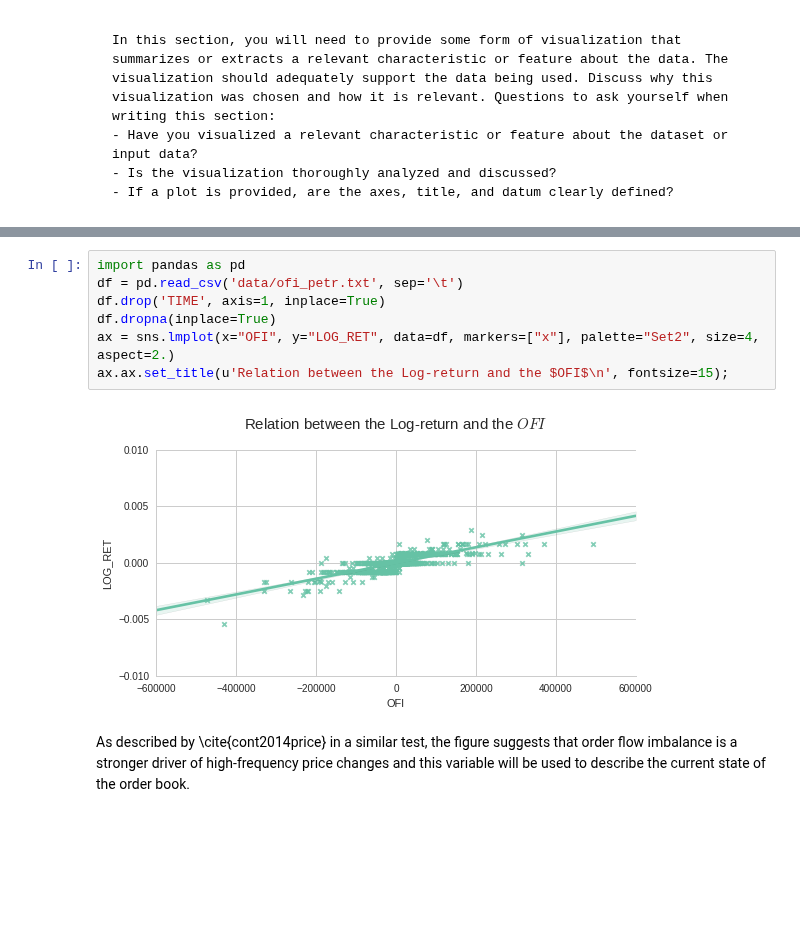
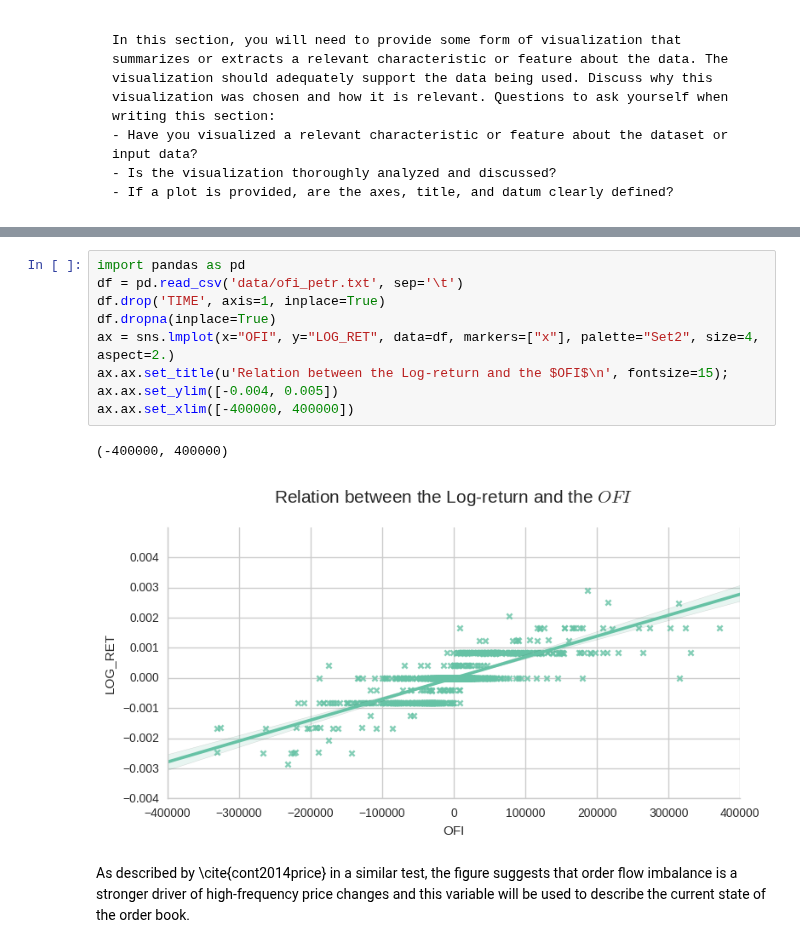
Before and after one commit to ucaiado/QLearning_Trading, a Jupyter notebook: learning_trade.ipynb, the cells around one changed output, grey strips where cells are left out. Cells and saved outputs as stored; diff of their text form; blank space fills up the shorter version.

```diff
--- a/learning_trade.ipynb
+++ b/learning_trade.ipynb
@@ -201,12 +192,15 @@ Wall time: 2.48 s
 # %%
 import pandas as pd
 df = pd.read_csv('data/ofi_petr.txt', sep='\t')
 df.drop('TIME', axis=1, inplace=True)
 df.dropna(inplace=True)
 ax = sns.lmplot(x="OFI", y="LOG_RET", data=df, markers=["x"], palette="Set2", size=4, aspect=2.)
 ax.ax.set_title(u'Relation between the Log-return and the $OFI$\n', fontsize=15);
+ax.ax.set_ylim([-0.004, 0.005])
+ax.ax.set_xlim([-400000, 400000])
 # %% [output]
+(-400000, 400000)
-[figure, old version]
+[figure, new version]
 # %% [markdown]
 As described by \cite{cont2014price} in a similar test, the figure suggests that order flow imbalance is a stronger driver of high-frequency price changes and this variable will be used to describe the current state of the order book.
 # %% [markdown]
```
Also changed, not shown: parts of 56 cells of this notebook, 3 other files.
